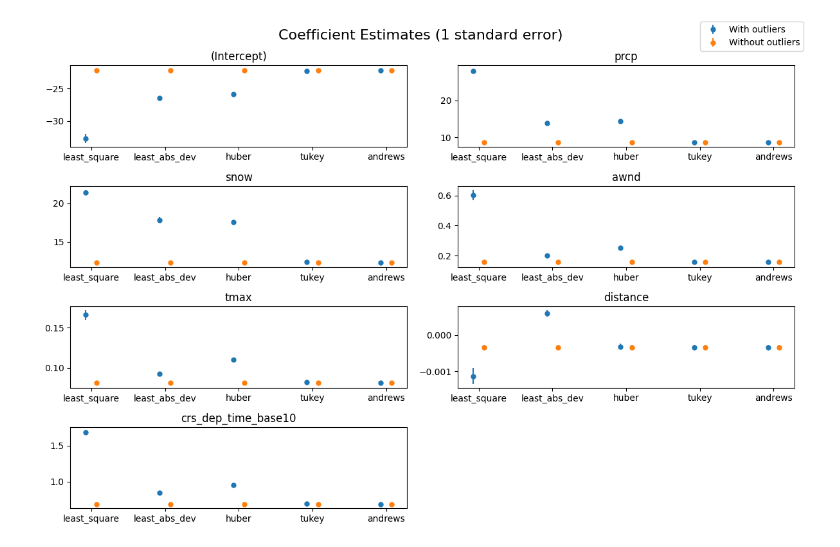
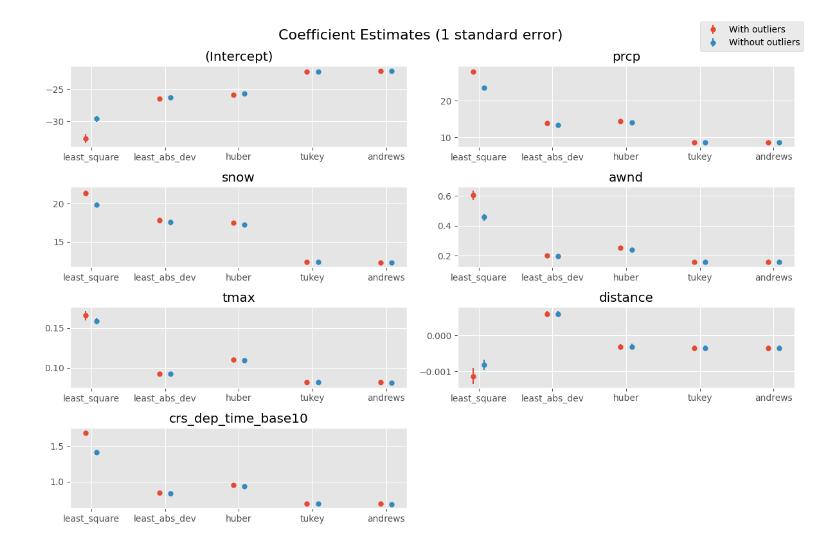
Before and after one commit to Tyler-Hecht/STAT-527-Final-Project, a Jupyter notebook: post_fit_analysis.ipynb, the cells around one changed output. Saved outputs shown, nothing was run; the diff lists cells and outputs as text; code cells hidden in the pictures.

```diff
--- a/post_fit_analysis.ipynb
+++ b/post_fit_analysis.ipynb
@@ -12,9 +12,9 @@ OUTPUT_FILE = "coefficents.png"
 files = {match.group(1): pd.read_csv(file, usecols = range(3), names = ["variable", "value", "std"], header = 0)
          for file in COEF_DIR.iterdir()
          if (match := re.fullmatch(r"params_(.*)_1.csv", file.name))}
-df = pd.concat(files)
-df.index = df.index.droplevel(1)
-df
+df1 = pd.concat(files)
+df1.index = df1.index.droplevel(1)
+df1
 
 # with outliers (ends in _2)
 files = {match.group(1): pd.read_csv(file, usecols = range(3), names = ["variable", "value", "std"], header = 0)
@@ -44,27 +76,28 @@ df2
 # %%
 M_ORDER = ["least_square", "least_abs_dev", "huber", "tukey", "andrews"]
 
+plt.style.use("ggplot")
 fig, axs = plt.subplots(4, 2, figsize = (12, 8))
 
-for i, variable in enumerate(df.variable.unique()):
+for i, variable in enumerate(df1.variable.unique()):
     ax = axs[i // 2, i % 2]
-    df_variable = df[df.variable == variable].reindex(M_ORDER)
+    df_variable = df1[df1.variable == variable].reindex(M_ORDER)
     df_variable2 = df2[df2.variable == variable].reindex(M_ORDER)
 
     xpos = np.arange(len(df_variable))
     offset = 0.075
 
     ax.errorbar(x = xpos - offset, y = df_variable.value, yerr = df_variable["std"], linestyle = "", fmt = "o", ms = 5)
     ax.errorbar(x = xpos + offset, y = df_variable2.value, yerr = df_variable2["std"], linestyle = "", fmt = "o", ms = 5)
     ax.set_xticks(xpos, M_ORDER)
     ax.set_title(variable)
 axs[3, 1].axis("off")
 
 plt.figlegend(["With outliers", "Without outliers"])
 plt.suptitle("Coefficient Estimates (1 standard error)", fontsize = 16)
 
 plt.tight_layout()
 plt.savefig(OUTPUT_FILE, dpi = 200)
 plt.show()
 # %% [output]
-[figure, old version]
+[figure, new version]
```
Also changed, not shown: parts of 2 cells of this notebook, 8 other files.
